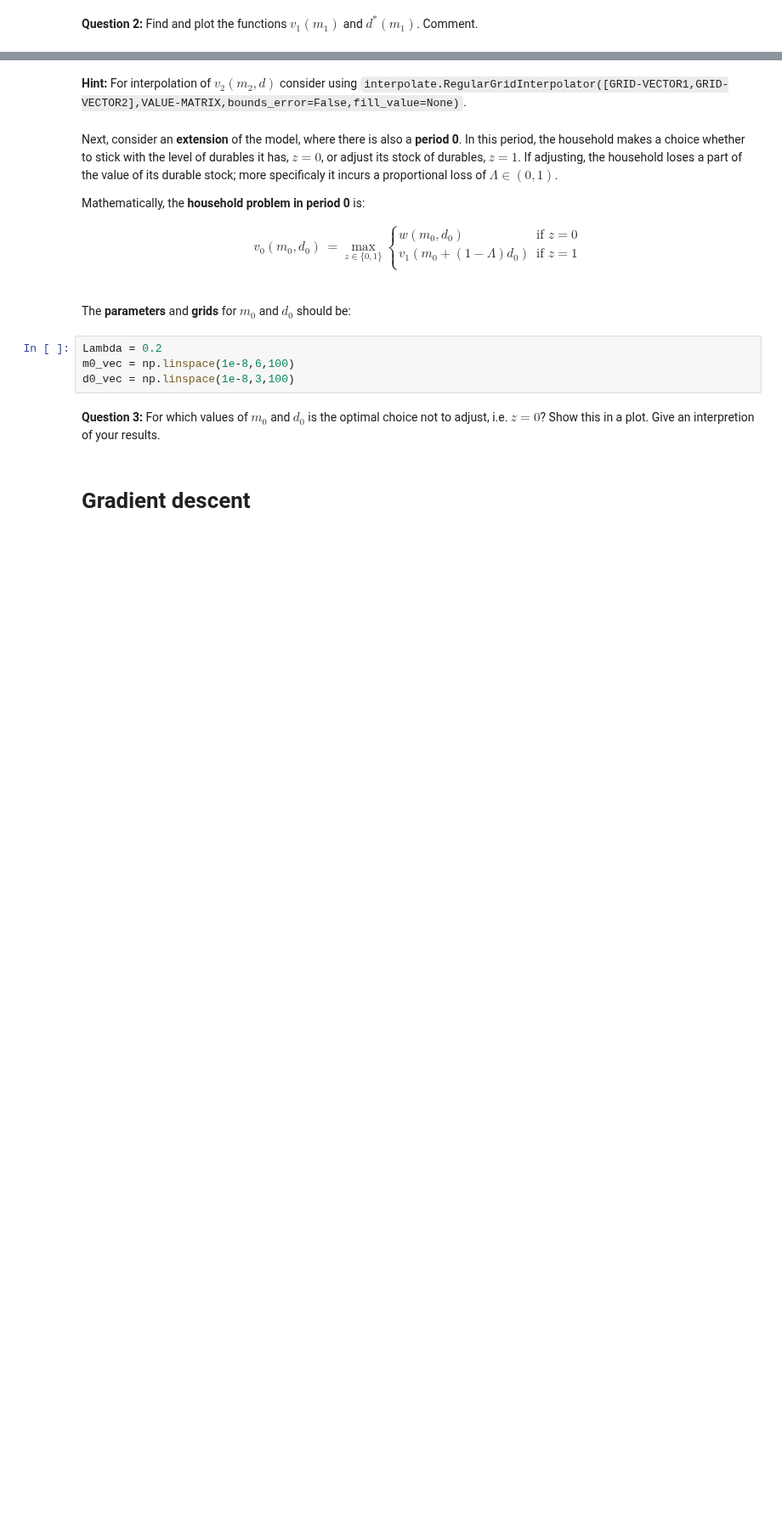
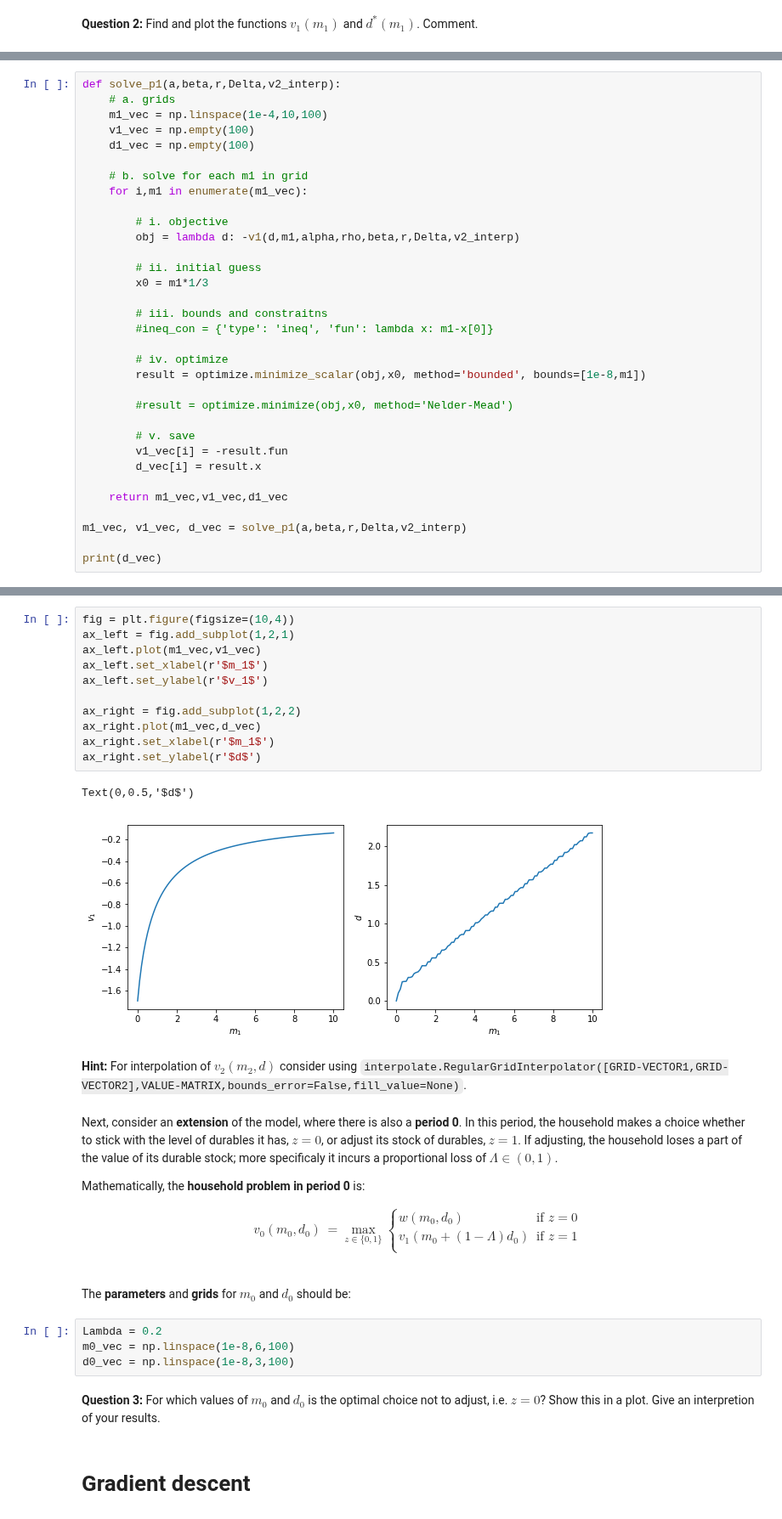
Before and after one commit to NumEconCopenhagen/projects-2020-matrixgymnasterne, a Jupyter notebook: examproject/exam_2020.ipynb, the cells around one changed output, grey strips where cells are left out. Shown at 85% size. Drawn from its saved outputs; the diff is of its cells as text; blank space fills up the shorter version.

```diff
--- a/examproject/exam_2020.ipynb
+++ b/examproject/exam_2020.ipynb
@@ -489,0 +462,33 @@ fig3.colorbar(xs);
+# %%
+def solve_p1(a,beta,r,Delta,v2_interp):
+    # a. grids
+    m1_vec = np.linspace(1e-4,10,100)
+    v1_vec = np.empty(100)
+    d1_vec = np.empty(100)
+
+    # b. solve for each m1 in grid
+    for i,m1 in enumerate(m1_vec):
+
+        # i. objective
+        obj = lambda d: -v1(d,m1,alpha,rho,beta,r,Delta,v2_interp)
+
+        # ii. initial guess
+        x0 = m1*1/3
+
+        # iii. bounds and constraitns
+        #ineq_con = {'type': 'ineq', 'fun': lambda x: m1-x[0]}
+
+        # iv. optimize
+        result = optimize.minimize_scalar(obj,x0, method='bounded', bounds=[1e-8,m1])
+
+        #result = optimize.minimize(obj,x0, method='Nelder-Mead')
+
+        # v. save
+        v1_vec[i] = -result.fun
+        d_vec[i] = result.x
+
+    return m1_vec,v1_vec,d1_vec
+
+m1_vec, v1_vec, d_vec = solve_p1(a,beta,r,Delta,v2_interp)
+
+print(d_vec)
@@ -490,3 +513,17 @@ fig3.colorbar(xs);
+# %%
+fig = plt.figure(figsize=(10,4))
+ax_left = fig.add_subplot(1,2,1)
+ax_left.plot(m1_vec,v1_vec)
+ax_left.set_xlabel(r'$m_1$')
+ax_left.set_ylabel(r'$v_1$')
+
+ax_right = fig.add_subplot(1,2,2)
+ax_right.plot(m1_vec,d_vec)
+ax_right.set_xlabel(r'$m_1$')
+ax_right.set_ylabel(r'$d$')
+# %% [output]
+Text(0,0.5,'$d$')
+[figure, added]
 # %% [markdown]
 **Hint:** For interpolation of $v_2(m_2,d)$ consider using `interpolate.RegularGridInterpolator([GRID-VECTOR1,GRID-VECTOR2],VALUE-MATRIX,bounds_error=False,fill_value=None)`.
 # %% [markdown]
```
Also changed, not shown: parts of 8 cells of this notebook.
